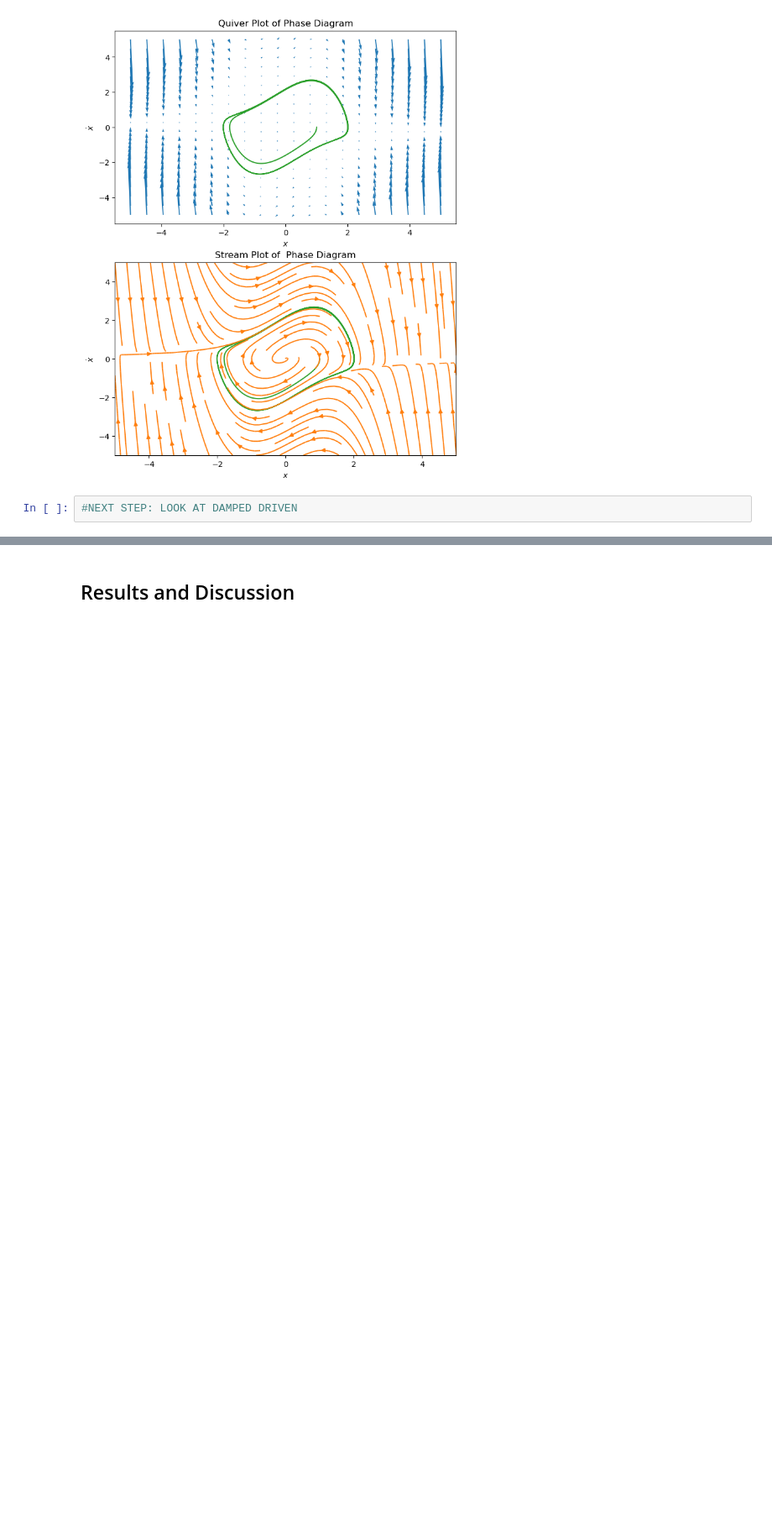
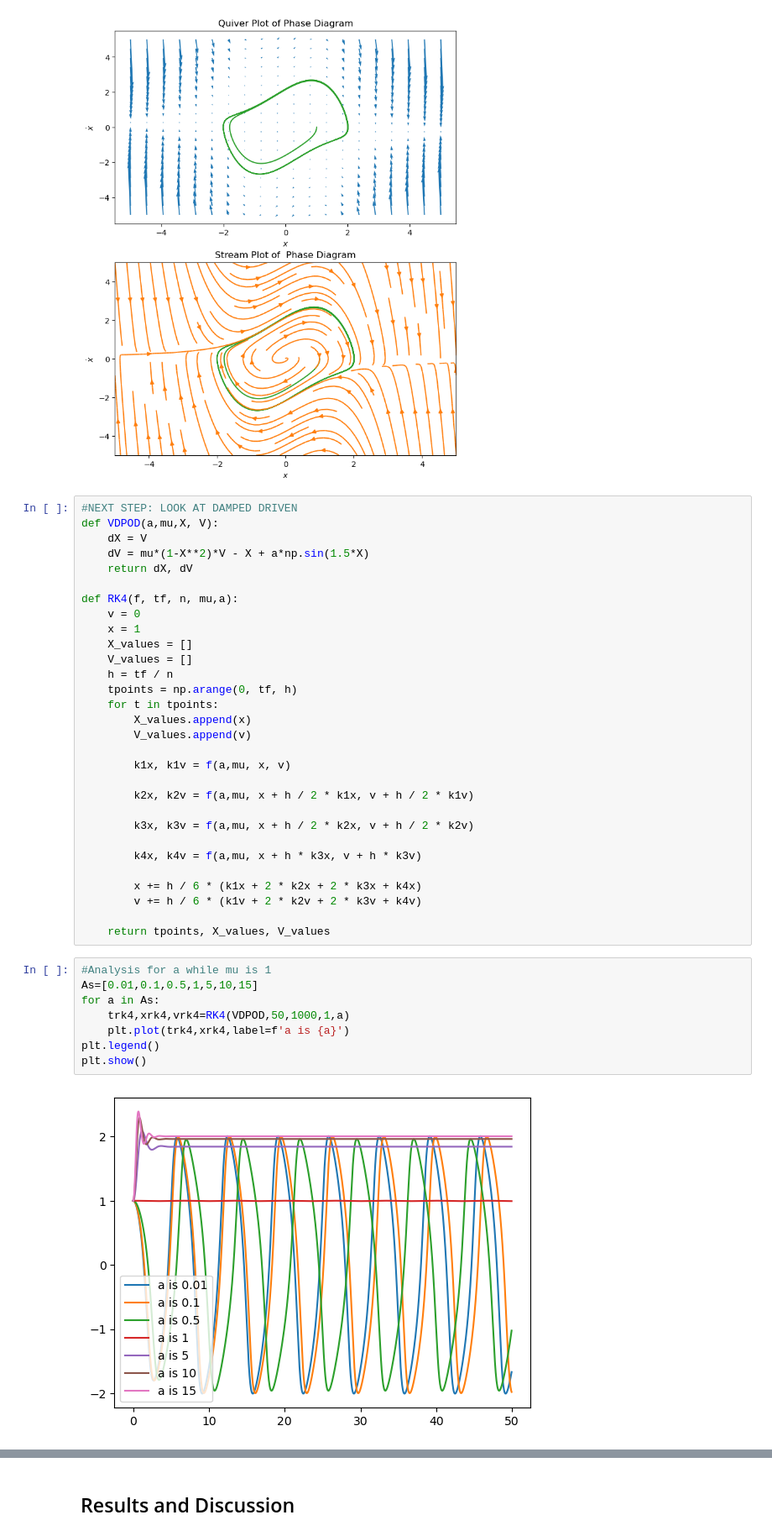
Before and after one commit to hasankin19/PHY-480-Project, a Jupyter notebook: PHY480-905_SemesterProjectTemplate.ipynb, the cells around one changed output, grey strips where cells are left out. Shown at 84% size. Drawn from its saved outputs; the diff is of its cells as text; blank space fills up the shorter version.

```diff
--- a/PHY480-905_SemesterProjectTemplate.ipynb
+++ b/PHY480-905_SemesterProjectTemplate.ipynb
@@ -258,5 +265,43 @@ axs[1].set_xlabel(r'$x$')
 axs[1].set_ylabel(r'$\dot{x}$');
 # %% [output]
 [figure]
-# %%
-#NEXT STEP: LOOK AT DAMPED DRIVEN
+# %%
+#NEXT STEP: LOOK AT DAMPED DRIVEN
+def VDPOD(a,mu,X, V):
+    dX = V
+    dV = mu*(1-X**2)*V - X + a*np.sin(1.5*X)
+    return dX, dV
+
+def RK4(f, tf, n, mu,a):
+    v = 0
+    x = 1
+    X_values = []
+    V_values = []
+    h = tf / n
+    tpoints = np.arange(0, tf, h)
+    for t in tpoints:
+        X_values.append(x)
+        V_values.append(v)
+
+        k1x, k1v = f(a,mu, x, v)
+
+        k2x, k2v = f(a,mu, x + h / 2 * k1x, v + h / 2 * k1v)
+
+        k3x, k3v = f(a,mu, x + h / 2 * k2x, v + h / 2 * k2v)
+
+        k4x, k4v = f(a,mu, x + h * k3x, v + h * k3v)
+
+        x += h / 6 * (k1x + 2 * k2x + 2 * k3x + k4x)
+        v += h / 6 * (k1v + 2 * k2v + 2 * k3v + k4v)
+
+    return tpoints, X_values, V_values
+# %%
+#Analysis for a while mu is 1
+As=[0.01,0.1,0.5,1,5,10,15]
+for a in As:
+    trk4,xrk4,vrk4=RK4(VDPOD,50,1000,1,a)
+    plt.plot(trk4,xrk4,label=f'a is {a}')
+plt.legend()
+plt.show()
+# %% [output]
+[figure, added]
```
Also changed, not shown: parts of 9 cells of this notebook.
